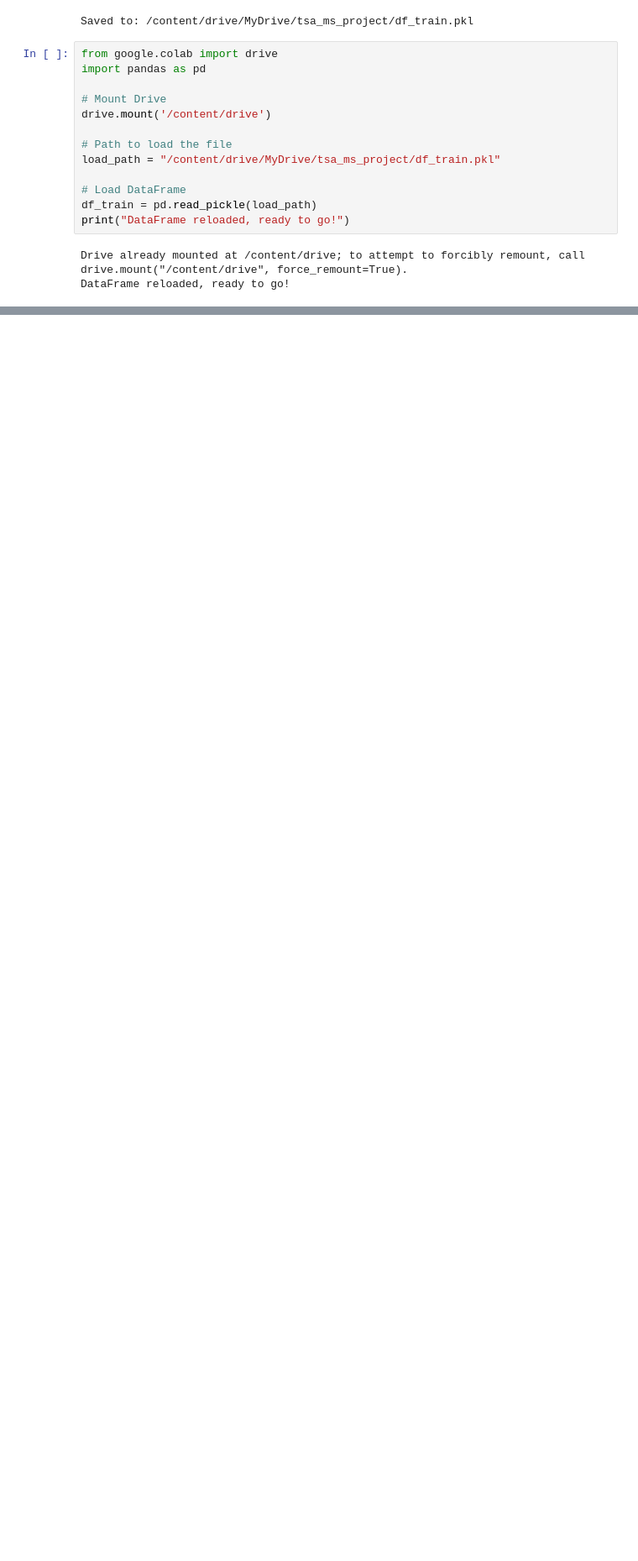
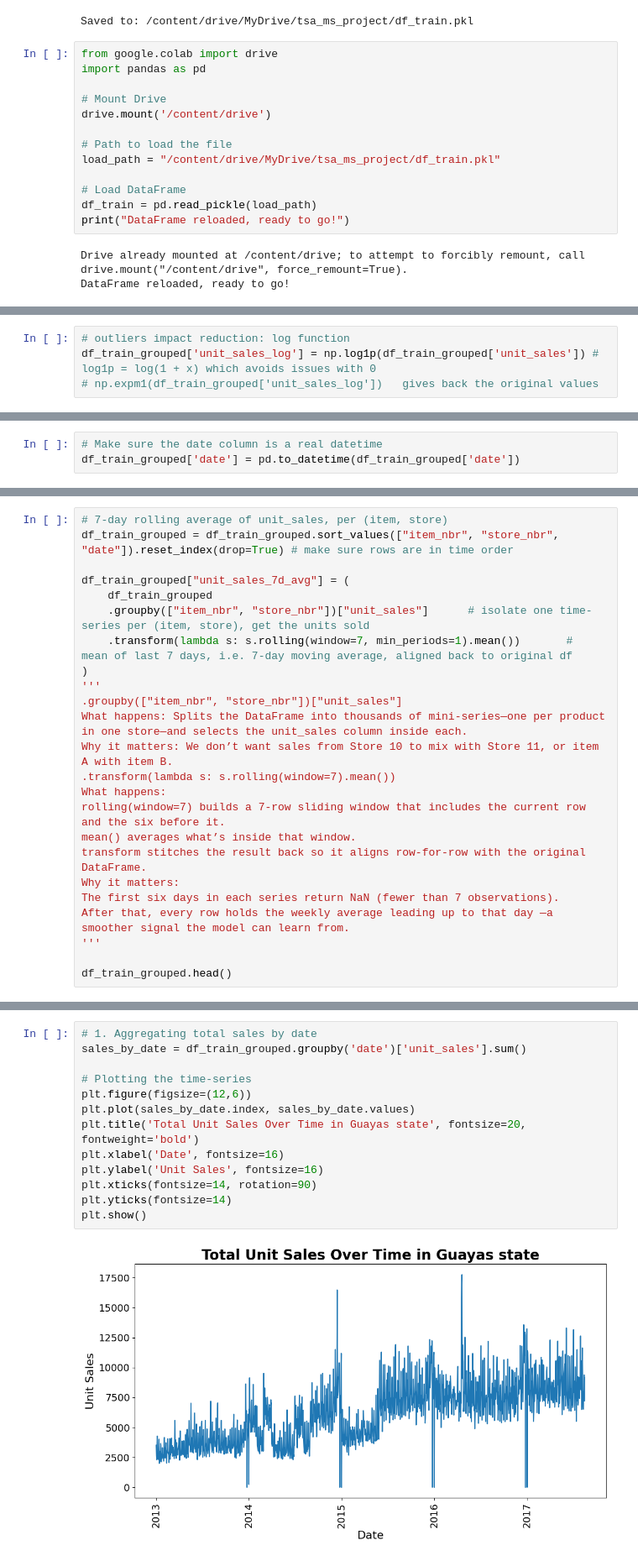
Before and after one commit to NyafeuKamdem/retail_demand_forcasting, a Jupyter notebook: data_prep.ipynb, the cells around one changed output, grey strips where cells are left out. Shown at 84% size. Drawn from its saved outputs; the diff is of its cells as text; blank space fills up the shorter version.

Commit message:
Week 1: Guayas EDA + feature prep

```diff
--- a/data_prep.ipynb
+++ b/data_prep.ipynb
@@ -149,0 +289,4 @@ DataFrame reloaded, ready to go!
+# %%
+# outliers impact reduction: log function
+df_train_grouped['unit_sales_log'] = np.log1p(df_train_grouped['unit_sales']) # log1p = log(1 + x) which avoids issues with 0
+# np.expm1(df_train_grouped['unit_sales_log'])   gives back the original values
@@ -149,0 +310,3 @@ DataFrame reloaded, ready to go!
+# %%
+# Make sure the date column is a real datetime
+df_train_grouped['date'] = pd.to_datetime(df_train_grouped['date'])
@@ -149,0 +370,24 @@ DataFrame reloaded, ready to go!
+# %%
+# 7-day rolling average of unit_sales, per (item, store)
+df_train_grouped = df_train_grouped.sort_values(["item_nbr", "store_nbr", "date"]).reset_index(drop=True) # make sure rows are in time order
+
+df_train_grouped["unit_sales_7d_avg"] = (
+    df_train_grouped
+    .groupby(["item_nbr", "store_nbr"])["unit_sales"]      # isolate one time-series per (item, store), get the units sold
+    .transform(lambda s: s.rolling(window=7, min_periods=1).mean())       #  mean of last 7 days, i.e. 7-day moving average, aligned back to original df
+)
+'''
+.groupby(["item_nbr", "store_nbr"])["unit_sales"]
+What happens: Splits the DataFrame into thousands of mini-series—one per product in one store—and selects the unit_sales column inside each.
+Why it matters: We don’t want sales from Store 10 to mix with Store 11, or item A with item B.
+.transform(lambda s: s.rolling(window=7).mean())
+What happens:
+rolling(window=7) builds a 7-row sliding window that includes the current row and the six before it.
+mean() averages what’s inside that window.
+transform stitches the result back so it aligns row-for-row with the original DataFrame.
+Why it matters:
+The first six days in each series return NaN (fewer than 7 observations).
+After that, every row holds the weekly average leading up to that day —a smoother signal the model can learn from.
+'''
+
+df_train_grouped.head()
@@ -149,0 +425,15 @@ DataFrame reloaded, ready to go!
+# %%
+# 1. Aggregating total sales by date
+sales_by_date = df_train_grouped.groupby('date')['unit_sales'].sum()
+
+# Plotting the time-series
+plt.figure(figsize=(12,6))
+plt.plot(sales_by_date.index, sales_by_date.values)
+plt.title('Total Unit Sales Over Time in Guayas state', fontsize=20, fontweight='bold')
+plt.xlabel('Date', fontsize=16)
+plt.ylabel('Unit Sales', fontsize=16)
+plt.xticks(fontsize=14, rotation=90)
+plt.yticks(fontsize=14)
+plt.show()
+# %% [output]
+[figure, added]
```
Also changed, not shown: parts of 56 cells of this notebook.
